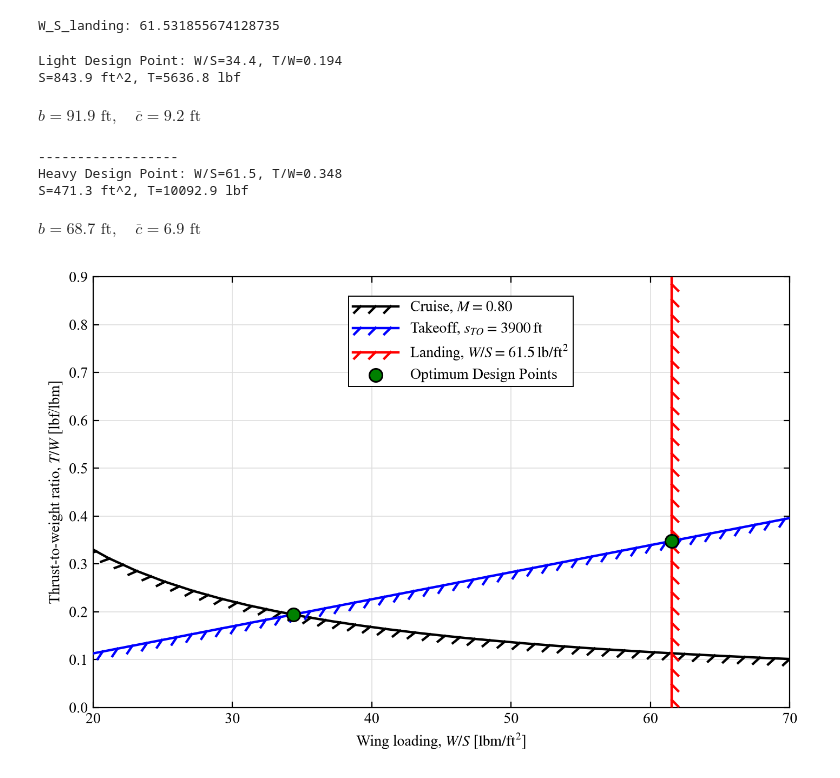
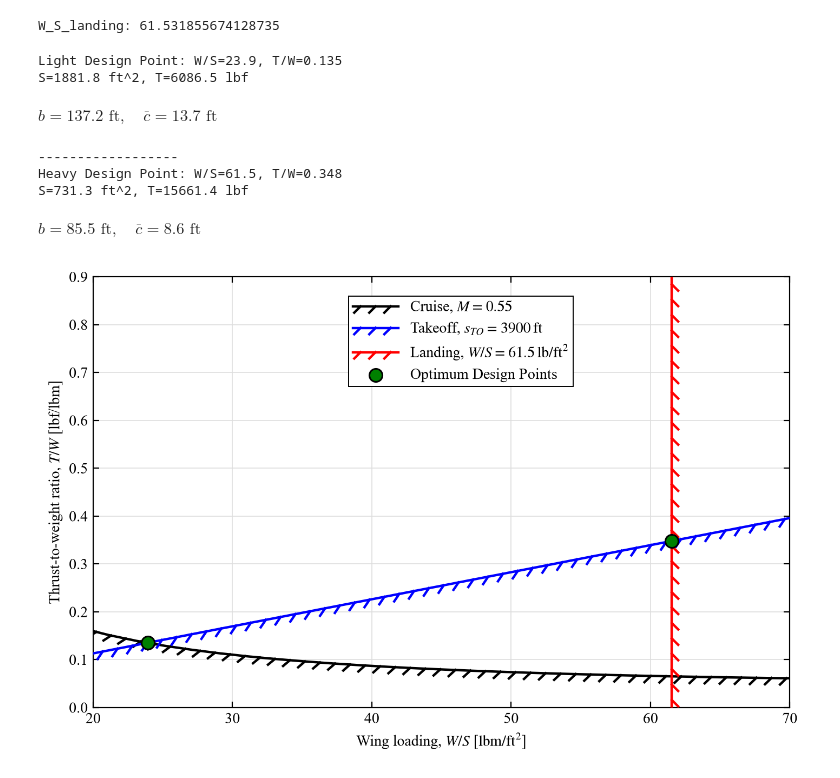
Before and after one commit to zachsstms/Aircraft-Design-Work, a Jupyter notebook: Senior Project Plane/First Design Review/Preliminary Constraint Diagram.ipynb, the cells around one changed output. Saved outputs shown, nothing was run; the diff lists cells and outputs as text; code cells hidden in the pictures.

Commit message:
Pushing constraint diagram with new thesis

```diff
--- a/Senior Project Plane/First Design Review/Preliminary Constraint Diagram.ipynb
+++ b/Senior Project Plane/First Design Review/Preliminary Constraint Diagram.ipynb
@@ -4,15 +4,14 @@ Constraint Diagram
 import numpy as np
 import matplotlib.pyplot as plt
 import matplotlib.patheffects as pe
-MTOW=29000 #[lbm] note: PLACEHOLDER
+MTOW=45000 #[lbm] note: PLACEHOLDER
 C_d_min=0.02 # Taken from The annual aircraft design book (blue), page 6-7.
-C_L_max_TO=1.7 # Value from Roskam, page 91 and page 377 from Gudmundsson
 AR=10 # competitively assessed
 e=0.85 # competitively assessed
 k=1/(np.pi*e*AR)
-M_cruise=0.8 #cruise mach, competitively assessed
-alt=25000 #cruise altitude, competitively assessed
-take_off=3900 # [ft] landing and takeoff distance at sea level, competitively estimated
+M_cruise=0.55 #cruise mach, competitively assessed
+alt=20000 #cruise altitude, competitively assessed
+take_off_distance=3900 # [ft] landing and takeoff distance at sea level, competitively estimated
 take_off_alt=0 #[ft] density altitude of takeoff
 # %% [markdown]
 $$ W_l= X * MTOW $$
@@ -37,19 +36,20 @@ T_W_cruise=q_cruise*C_d_min*(1/W_S)+(k/q_cruise)*W_S # above line = valid
 Takeoff Constraint: Must be able to takeoff off for a required takeoff distance
 # %%
 # takeoff constraint
-TOP_25=take_off/37.5 # Taken from Roskam, page 98
-sigma_sl=np.sqrt(rho_sl/rho_sl) # normalizing density at 5000 ft (asl=0 ft)
-T_W_takeoff=W_S/(C_L_max_TO*sigma_sl*TOP_25) # Note, above line here
+C_L_max_TO=1.7 # Value from Roskam, page 91 and page 377 from Gudmundsson
+TOP_25=take_off_distance/37.5 # Taken from Roskam, page 98
+sigma_sl=np.sqrt(rho_sl/rho_sl) #normalizing density at 5000 ft (asl=0 ft)
+T_W_takeoff=W_S/(C_L_max_TO*sigma_sl*TOP_25) # Note, above line here (Roskam, page 98, equation 3.7)
 # %%
 # landing constraint
-V_approach=np.sqrt(take_off/0.3)
+V_approach=np.sqrt(take_off_distance/0.3) #roskam page 111
 
 V_sl = V_approach/1.3 # page 111 roskam , in knots, need to convert to ft/sec
 V_sl = V_sl*1.68781 # convert knots to ft/sec
-C_L_max_L = 2.15 # page 91 roskam (estimated)
-W_S_landing = V_sl**2*rho_sl*0.5*C_L_max_L # rho mgiht be wrong units (nah its fine)
+C_L_max_L = 2.15 # page 91 roskam (estimated, competitive)
+W_S_landing = V_sl**2*rho_sl*0.5*C_L_max_L # roskam equation 3.1
 
-W_S_landing=W_S_landing/W_landing_fraction # normalize by weight fraction
+W_S_landing=W_S_landing/W_landing_fraction # normalize by weight fraction to get in terms of takeoff w/s
 print(f"W_S_landing: {W_S_landing}")
 # %% [output]
 W_S_landing: 61.531855674128735
@@ -94,7 +94,7 @@ cruise_line, = ax.plot(
 )
 takeoff_line, = ax.plot(
     W_S, T_W_takeoff, color='blue', lw=1.6,
-    label=rf'Takeoff, $s_{{TO}}={take_off:.0f}\,\mathrm{{ft}}$', zorder=3,
+    label=rf'Takeoff, $s_{{TO}}={take_off_distance:.0f}\,\mathrm{{ft}}$', zorder=3,
 )
 landing_line = ax.axvline(
     W_S_landing, color='red', lw=1.6,
@@ -138,36 +138,36 @@ legend = ax.legend(bbox_to_anchor=(.7, 0.85),
 )
 legend.get_frame().set_linewidth(0.7)
 
 
 fig.savefig(
     'sizing_constraint_diagram_AIAA.png',
     dpi=300,
     facecolor='white',
     bbox_inches='tight',
 )
 S=MTOW/W_S_crossover
 T=T_W_crossover*MTOW
 b=np.sqrt(S*AR)
 c_bar=b/AR
 
 print(f"Light Design Point: W/S={W_S_crossover:.1f}, T/W={T_W_crossover:.3f}")
 print(f"S={S:.1f} ft^2, T={T:.1f} lbf")
 display(Math(rf"b={b:.1f}\text{{ ft}}, \quad \overline{{c}}={c_bar:.1f}\text{{ ft}}"))
 print("------------------")
 S=MTOW/W_S_landing
 T=T_W_landing_design*MTOW
 b=np.sqrt(S*AR)
 c_bar=b/AR
 
 print(f"Heavy Design Point: W/S={W_S_landing:.1f}, T/W={T_W_landing_design:.3f}")
 print(f"S={S:.1f} ft^2, T={T:.1f} lbf")
 display(Math(rf"b={b:.1f}\text{{ ft}}, \quad \overline{{c}}={c_bar:.1f}\text{{ ft}}"))
 # %% [output]
-Light Design Point: W/S=34.4, T/W=0.194
-S=843.9 ft^2, T=5636.8 lbf
+Light Design Point: W/S=23.9, T/W=0.135
+S=1881.8 ft^2, T=6086.5 lbf
-$\displaystyle b=91.9\text{ ft}, \quad \overline{c}=9.2\text{ ft}$
+$\displaystyle b=137.2\text{ ft}, \quad \overline{c}=13.7\text{ ft}$
 ------------------
 Heavy Design Point: W/S=61.5, T/W=0.348
-S=471.3 ft^2, T=10092.9 lbf
+S=731.3 ft^2, T=15661.4 lbf
-$\displaystyle b=68.7\text{ ft}, \quad \overline{c}=6.9\text{ ft}$
+$\displaystyle b=85.5\text{ ft}, \quad \overline{c}=8.6\text{ ft}$
-[figure, old version]
+[figure, new version]
```
